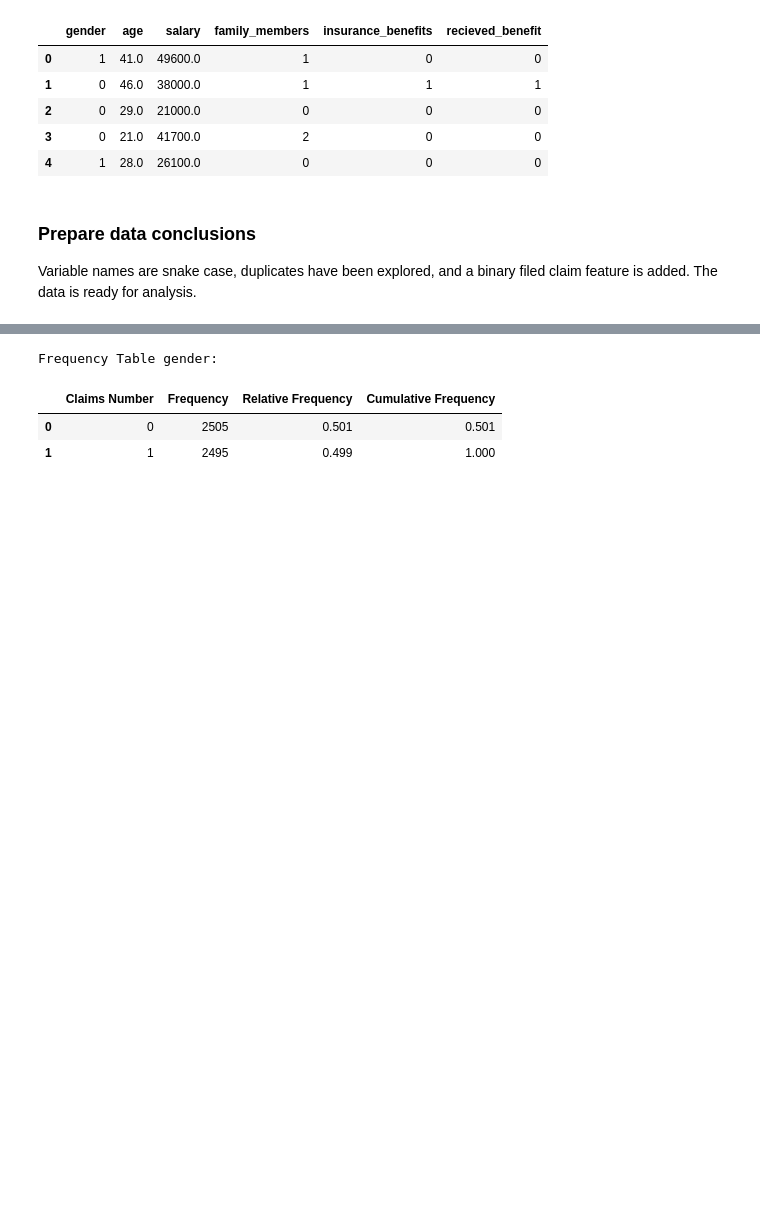
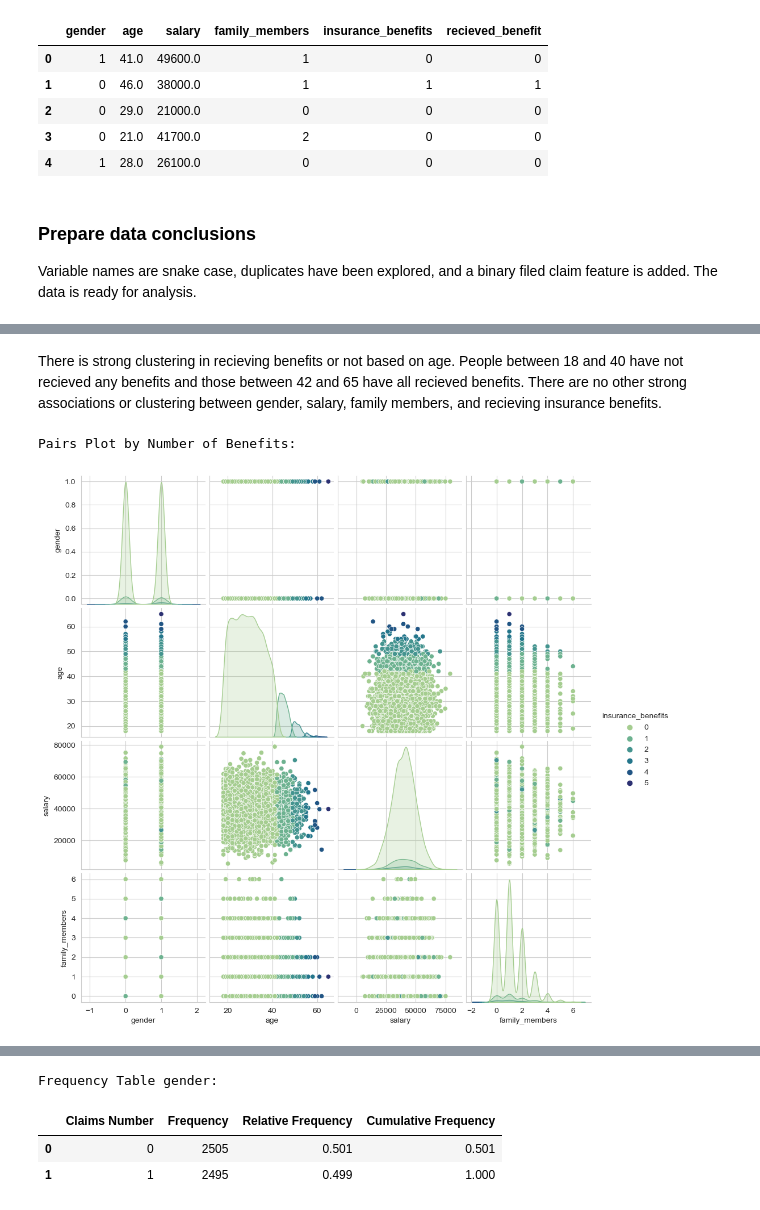
Before and after one commit to kellyshreeve/insurance, a Jupyter notebook: insurance_analysis.ipynb, the cells around one changed output, grey strips where cells are left out. Cells and saved outputs as stored; diff of their text form; code cells hidden in the pictures; blank space fills up the shorter version.

```diff
--- a/insurance_analysis.ipynb
+++ b/insurance_analysis.ipynb
@@ -192,0 +192,11 @@ While salary appears normally distributed, age, family members, and insurance be
+# %% [markdown]
+There is strong clustering in recieving benefits or not based on age. People between 18 and 40 have not recieved any benefits and those between 42 and 65 have all recieved benefits. There are no other strong associations or clustering between gender, salary, family members, and recieving insurance benefits.
+# %%
+sns.set_style('whitegrid')
+sns.pairplot(insure.iloc[:, 0:5], hue='insurance_benefits', palette='crest')
+
+print('Pairs Plot by Number of Benefits:')
+plt.show()
+# %% [output]
+Pairs Plot by Number of Benefits:
+[figure, added]
```
Also changed, not shown: parts of 16 cells of this notebook.
